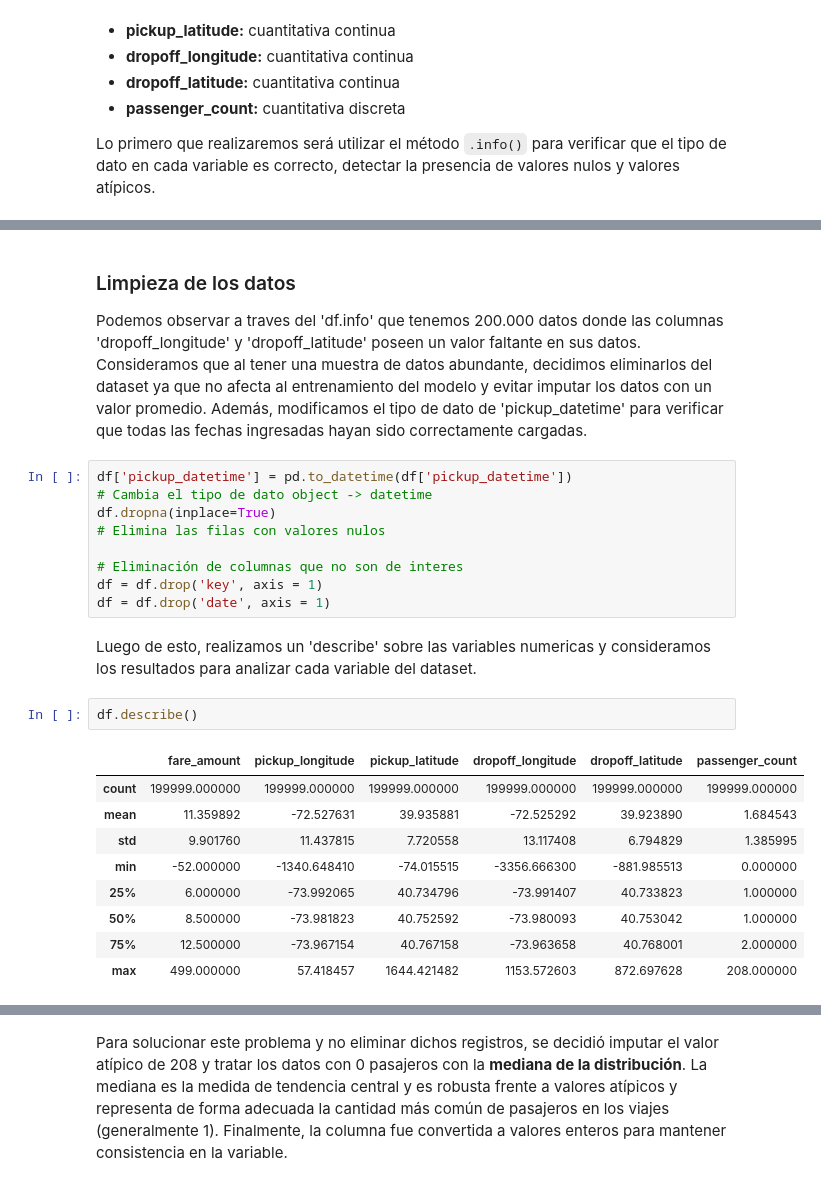
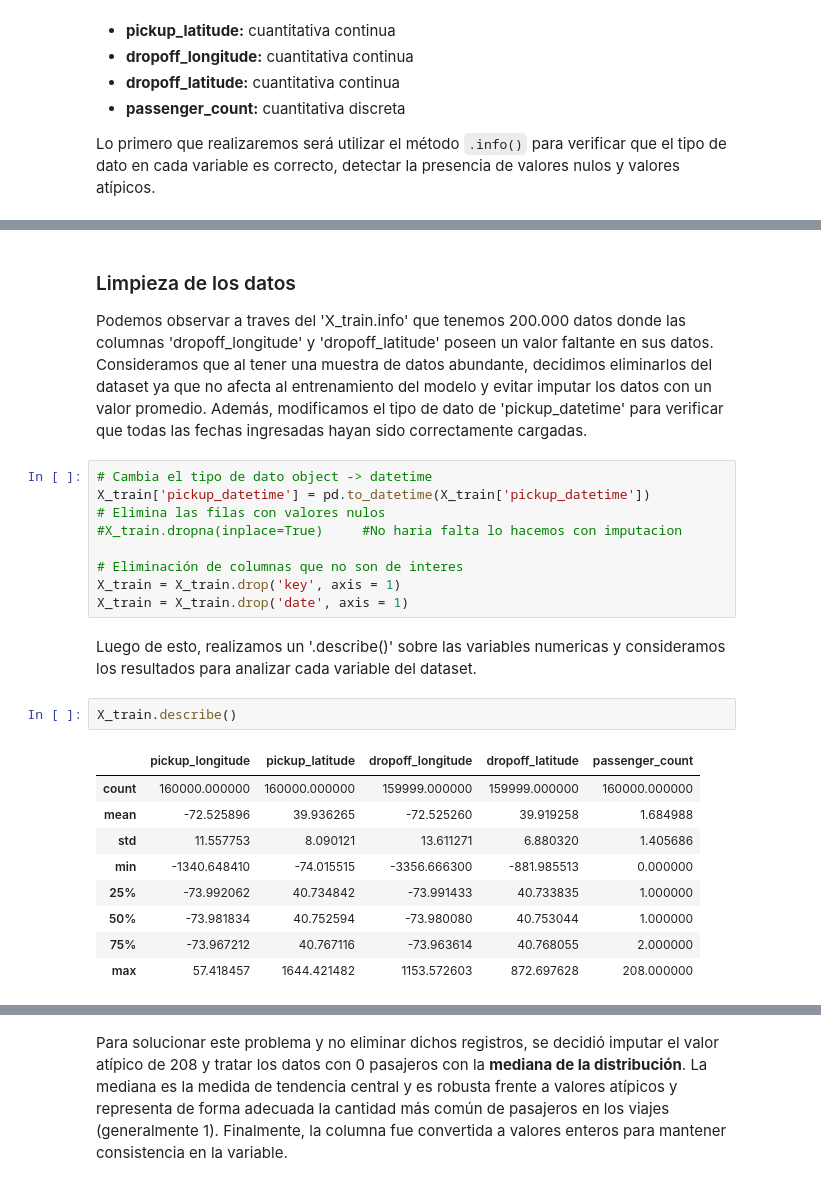
Before and after one commit to CaterinaMartinezD/AA1-TUIA-2025C1-Casado-MartinezDufour, a Jupyter notebook: TP-Regresion-AA1-2025C1.ipynb, the cells around one changed output, grey strips where cells are left out. Cells and saved outputs as stored; diff of their text form.

```diff
--- a/TP-Regresion-AA1-2025C1.ipynb
+++ b/TP-Regresion-AA1-2025C1.ipynb
@@ -92,27 +97,29 @@ memory usage: 13.7+ MB
 # %% [markdown]
 ### Limpieza de los datos
-Podemos observar a traves del 'df.info' que tenemos 200.000 datos donde las columnas 'dropoff_longitude' y 'dropoff_latitude' poseen un valor faltante en sus datos. Consideramos que al tener una muestra de datos abundante, decidimos eliminarlos del dataset ya que no afecta al entrenamiento del modelo y evitar imputar los datos con un valor promedio. Además, modificamos el tipo de dato de 'pickup_datetime' para verificar que todas las fechas ingresadas hayan sido correctamente cargadas.
+Podemos observar a traves del 'X_train.info' que tenemos 200.000 datos donde las columnas 'dropoff_longitude' y 'dropoff_latitude' poseen un valor faltante en sus datos. Consideramos que al tener una muestra de datos abundante, decidimos eliminarlos del dataset ya que no afecta al entrenamiento del modelo y evitar imputar los datos con un valor promedio. Además, modificamos el tipo de dato de 'pickup_datetime' para verificar que todas las fechas ingresadas hayan sido correctamente cargadas.
 # %%
-df['pickup_datetime'] = pd.to_datetime(df['pickup_datetime'])                   # Cambia el tipo de dato object -> datetime
-df.dropna(inplace=True)                                                         # Elimina las filas con valores nulos
+# Cambia el tipo de dato object -> datetime
+X_train['pickup_datetime'] = pd.to_datetime(X_train['pickup_datetime'])
+# Elimina las filas con valores nulos
+#X_train.dropna(inplace=True)     #No haria falta lo hacemos con imputacion
 
 # Eliminación de columnas que no son de interes
-df = df.drop('key', axis = 1)
-df = df.drop('date', axis = 1)
+X_train = X_train.drop('key', axis = 1)
+X_train = X_train.drop('date', axis = 1)
 # %% [markdown]
-Luego de esto, realizamos un 'describe' sobre las variables numericas y consideramos los resultados para analizar cada variable del dataset.
+Luego de esto, realizamos un '.describe()' sobre las variables numericas y consideramos los resultados para analizar cada variable del dataset.
 # %%
-df.describe()
+X_train.describe()
 # %% [output]
-|  | fare_amount | pickup_longitude | pickup_latitude | dropoff_longitude | dropoff_latitude | passenger_count |
-| count | 199999.000000 | 199999.000000 | 199999.000000 | 199999.000000 | 199999.000000 | 199999.000000 |
-| mean | 11.359892 | -72.527631 | 39.935881 | -72.525292 | 39.923890 | 1.684543 |
-| std | 9.901760 | 11.437815 | 7.720558 | 13.117408 | 6.794829 | 1.385995 |
-| min | -52.000000 | -1340.648410 | -74.015515 | -3356.666300 | -881.985513 | 0.000000 |
-| 25% | 6.000000 | -73.992065 | 40.734796 | -73.991407 | 40.733823 | 1.000000 |
-| 50% | 8.500000 | -73.981823 | 40.752592 | -73.980093 | 40.753042 | 1.000000 |
-| 75% | 12.500000 | -73.967154 | 40.767158 | -73.963658 | 40.768001 | 2.000000 |
-| max | 499.000000 | 57.418457 | 1644.421482 | 1153.572603 | 872.697628 | 208.000000 |
+|  | pickup_longitude | pickup_latitude | dropoff_longitude | dropoff_latitude | passenger_count |
+| count | 160000.000000 | 160000.000000 | 159999.000000 | 159999.000000 | 160000.000000 |
+| mean | -72.525896 | 39.936265 | -72.525260 | 39.919258 | 1.684988 |
+| std | 11.557753 | 8.090121 | 13.611271 | 6.880320 | 1.405686 |
+| min | -1340.648410 | -74.015515 | -3356.666300 | -881.985513 | 0.000000 |
+| 25% | -73.992062 | 40.734842 | -73.991433 | 40.733835 | 1.000000 |
+| 50% | -73.981834 | 40.752594 | -73.980080 | 40.753044 | 1.000000 |
+| 75% | -73.967212 | 40.767116 | -73.963614 | 40.768055 | 2.000000 |
+| max | 57.418457 | 1644.421482 | 1153.572603 | 872.697628 | 208.000000 |
 # %% [markdown]
 ##### **Análisis de la columna `passenger_count`:**
 
```
Also changed, not shown: parts of 35 cells of this notebook, 1 other file.
